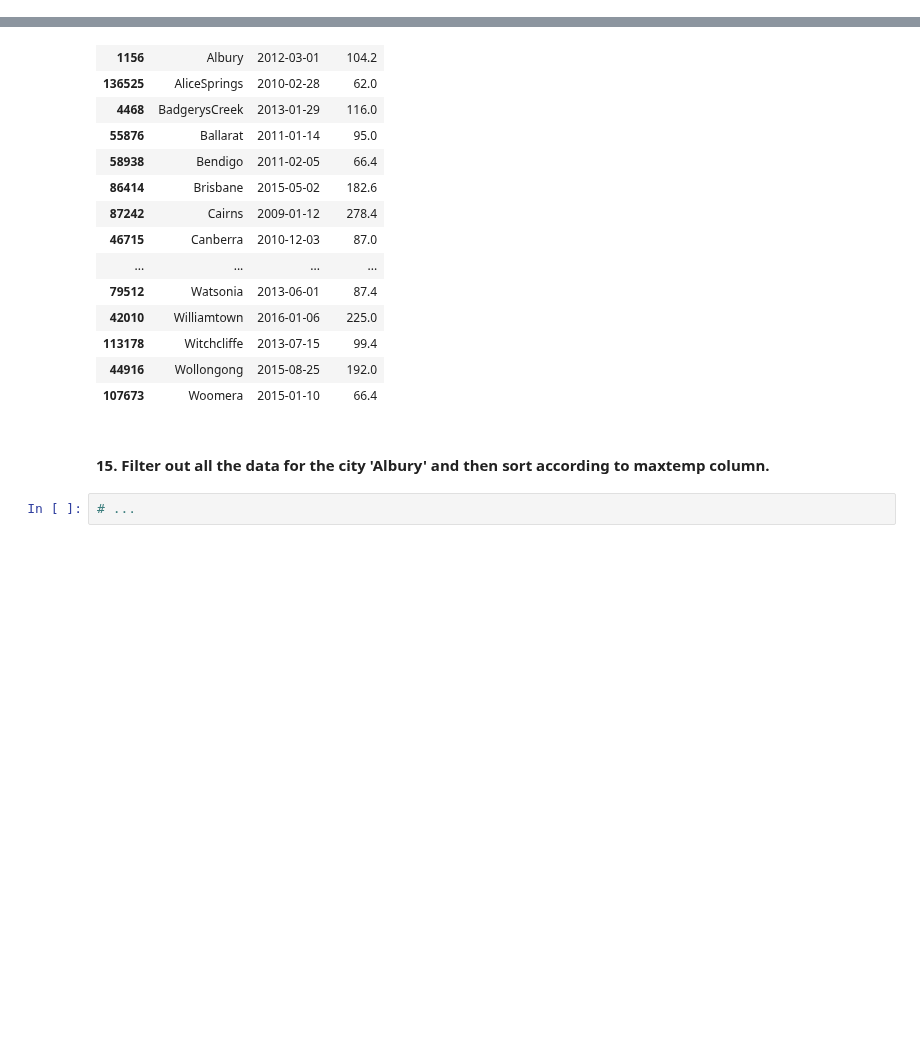
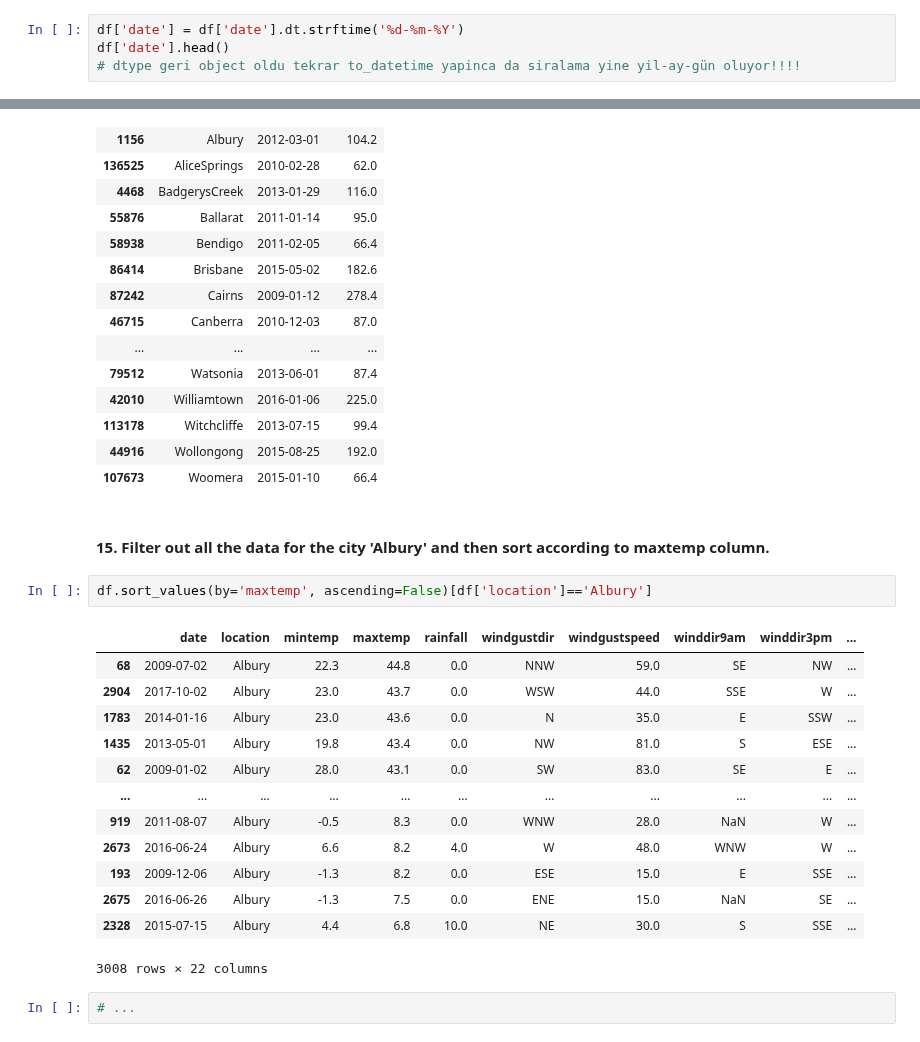
Before and after one commit to Bir01/02_DATA_SCIENCE_DATA_ANALYTICS_MODULE, a Jupyter notebook: 2- Weekly Agendas/Week_4/weatherAUS_students.ipynb, the cells around one changed output, grey strips where cells are left out. Drawn from its saved outputs; the diff is of its cells as text; blank space fills up the shorter version.

```diff
--- a/2- Weekly Agendas/Week_4/weatherAUS_students.ipynb
+++ b/2- Weekly Agendas/Week_4/weatherAUS_students.ipynb
@@ -288,0 +375,4 @@ Name: raintoday, Length: 145460, dtype: object
+# %%
+df['date'] = df['date'].dt.strftime('%d-%m-%Y')
+df['date'].head()
+# dtype geri object oldu tekrar to_datetime yapinca da siralama yine yil-ay-gün oluyor!!!!
@@ -338,6 +514,22 @@ df.groupby("location")["rainfall"].idmax().values
 | 107673 | Woomera | 2015-01-10 | 66.4 |
 # %% [markdown]
 #### 15.	Filter out all the data for the city 'Albury' and then sort according to maxtemp column.
+# %%
+df.sort_values(by='maxtemp', ascending=False)[df['location']=='Albury']
+# %% [output]
+|  | date | location | mintemp | maxtemp | rainfall | windgustdir | windgustspeed | winddir9am | winddir3pm | ... |
+| 68 | 2009-07-02 | Albury | 22.3 | 44.8 | 0.0 | NNW | 59.0 | SE | NW | ... |
+| 2904 | 2017-10-02 | Albury | 23.0 | 43.7 | 0.0 | WSW | 44.0 | SSE | W | ... |
+| 1783 | 2014-01-16 | Albury | 23.0 | 43.6 | 0.0 | N | 35.0 | E | SSW | ... |
+| 1435 | 2013-05-01 | Albury | 19.8 | 43.4 | 0.0 | NW | 81.0 | S | ESE | ... |
+| 62 | 2009-01-02 | Albury | 28.0 | 43.1 | 0.0 | SW | 83.0 | SE | E | ... |
+| ... | ... | ... | ... | ... | ... | ... | ... | ... | ... | ... |
+| 919 | 2011-08-07 | Albury | -0.5 | 8.3 | 0.0 | WNW | 28.0 | NaN | W | ... |
+| 2673 | 2016-06-24 | Albury | 6.6 | 8.2 | 4.0 | W | 48.0 | WNW | W | ... |
+| 193 | 2009-12-06 | Albury | -1.3 | 8.2 | 0.0 | ESE | 15.0 | E | SSE | ... |
+| 2675 | 2016-06-26 | Albury | -1.3 | 7.5 | 0.0 | ENE | 15.0 | NaN | SE | ... |
+| 2328 | 2015-07-15 | Albury | 4.4 | 6.8 | 10.0 | NE | 30.0 | S | SSE | ... |
+3008 rows × 22 columns
 # %%
 # ...
 # %% [output]
```
Also changed, not shown: parts of 32 cells of this notebook.
